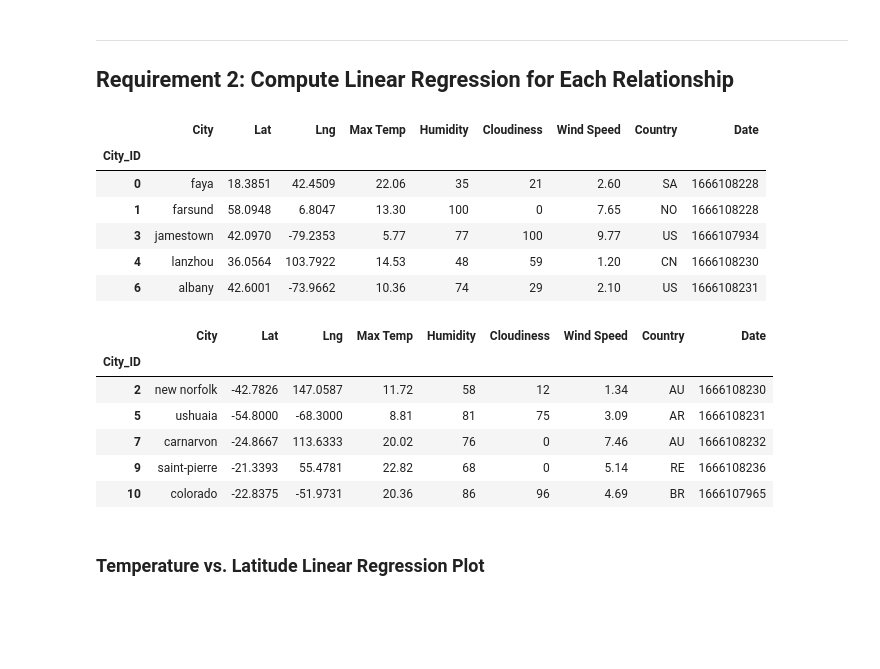
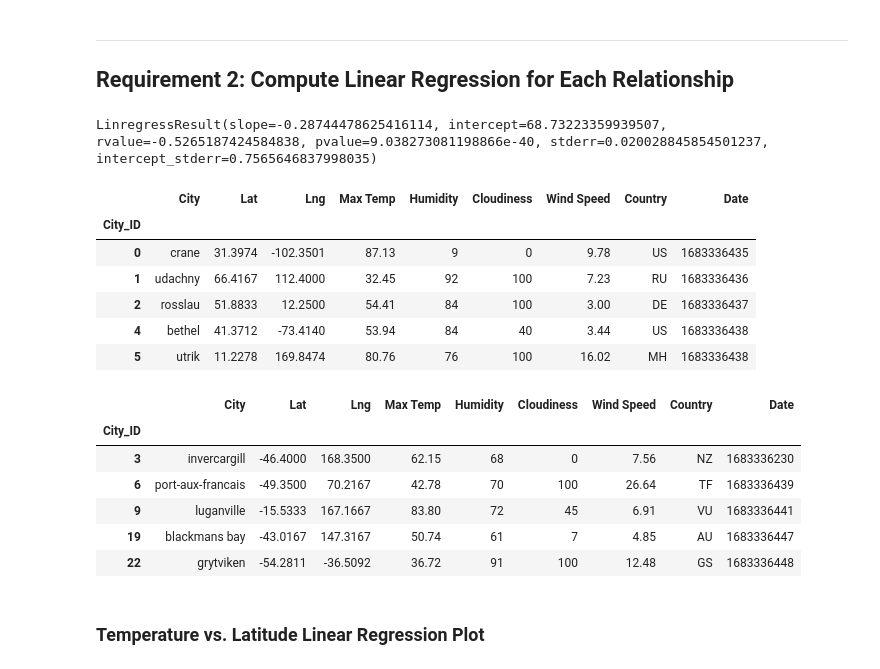
Before and after one commit to TheOneKnownAsDevin/python-api-challenge, a Jupyter notebook: WeatherPy/WeatherPy.ipynb, the cells around one changed output. Cells and saved outputs as stored; diff of their text form; code cells hidden in the pictures; blank space fills up the shorter version.

```diff
--- a/WeatherPy/WeatherPy.ipynb
+++ b/WeatherPy/WeatherPy.ipynb
@@ -283,0 +281,6 @@ plt.show()
+# %%
+Coor=round(linregress(city_data_df["Lat"],city_data_df["Max Temp"])[0],2)
+line=linregress(city_data_df["Lat"],city_data_df["Max Temp"])
+line
+# %% [output]
+LinregressResult(slope=-0.28744478625416114, intercept=68.73223359939507, rvalue=-0.5265187424584838, pvalue=9.038273081198866e-40, stderr=0.020028845854501237, intercept_stderr=0.7565646837998035)
@@ -284,30 +290,30 @@ plt.show()
 # %%
 # Create a DataFrame with the Northern Hemisphere data (Latitude >= 0)
-# YOUR CODE HERE
+north_hemisphere = city_data_df.loc[city_data_df["Lat"] >= 0]
 
 # Display sample data
-northern_hemi_df.head()
+north_hemisphere.head()
 # %% [output]
 |  | City | Lat | Lng | Max Temp | Humidity | Cloudiness | Wind Speed | Country | Date |
 | City_ID |  |  |  |  |  |  |  |  |  |
-| 0 | faya | 18.3851 | 42.4509 | 22.06 | 35 | 21 | 2.60 | SA | 1666108228 |
-| 1 | farsund | 58.0948 | 6.8047 | 13.30 | 100 | 0 | 7.65 | NO | 1666108228 |
-| 3 | jamestown | 42.0970 | -79.2353 | 5.77 | 77 | 100 | 9.77 | US | 1666107934 |
-| 4 | lanzhou | 36.0564 | 103.7922 | 14.53 | 48 | 59 | 1.20 | CN | 1666108230 |
-| 6 | albany | 42.6001 | -73.9662 | 10.36 | 74 | 29 | 2.10 | US | 1666108231 |
+| 0 | crane | 31.3974 | -102.3501 | 87.13 | 9 | 0 | 9.78 | US | 1683336435 |
+| 1 | udachny | 66.4167 | 112.4000 | 32.45 | 92 | 100 | 7.23 | RU | 1683336436 |
+| 2 | rosslau | 51.8833 | 12.2500 | 54.41 | 84 | 100 | 3.00 | DE | 1683336437 |
+| 4 | bethel | 41.3712 | -73.4140 | 53.94 | 84 | 40 | 3.44 | US | 1683336438 |
+| 5 | utrik | 11.2278 | 169.8474 | 80.76 | 76 | 100 | 16.02 | MH | 1683336438 |
 # %%
 # Create a DataFrame with the Southern Hemisphere data (Latitude < 0)
-# YOUR CODE HERE
+south_hemisphere = city_data_df.loc[city_data_df["Lat"] < 0]
 
 # Display sample data
-southern_hemi_df.head()
+south_hemisphere.head()
 # %% [output]
 |  | City | Lat | Lng | Max Temp | Humidity | Cloudiness | Wind Speed | Country | Date |
 | City_ID |  |  |  |  |  |  |  |  |  |
-| 2 | new norfolk | -42.7826 | 147.0587 | 11.72 | 58 | 12 | 1.34 | AU | 1666108230 |
-| 5 | ushuaia | -54.8000 | -68.3000 | 8.81 | 81 | 75 | 3.09 | AR | 1666108231 |
-| 7 | carnarvon | -24.8667 | 113.6333 | 20.02 | 76 | 0 | 7.46 | AU | 1666108232 |
-| 9 | saint-pierre | -21.3393 | 55.4781 | 22.82 | 68 | 0 | 5.14 | RE | 1666108236 |
-| 10 | colorado | -22.8375 | -51.9731 | 20.36 | 86 | 96 | 4.69 | BR | 1666107965 |
+| 3 | invercargill | -46.4000 | 168.3500 | 62.15 | 68 | 0 | 7.56 | NZ | 1683336230 |
+| 6 | port-aux-francais | -49.3500 | 70.2167 | 42.78 | 70 | 100 | 26.64 | TF | 1683336439 |
+| 9 | luganville | -15.5333 | 167.1667 | 83.80 | 72 | 45 | 6.91 | VU | 1683336441 |
+| 19 | blackmans bay | -43.0167 | 147.3167 | 50.74 | 61 | 7 | 4.85 | AU | 1683336447 |
+| 22 | grytviken | -54.2811 | -36.5092 | 36.72 | 91 | 100 | 12.48 | GS | 1683336448 |
 # %% [markdown]
 ###  Temperature vs. Latitude Linear Regression Plot
```
Also changed, not shown: parts of 18 cells of this notebook, 7 other files.
